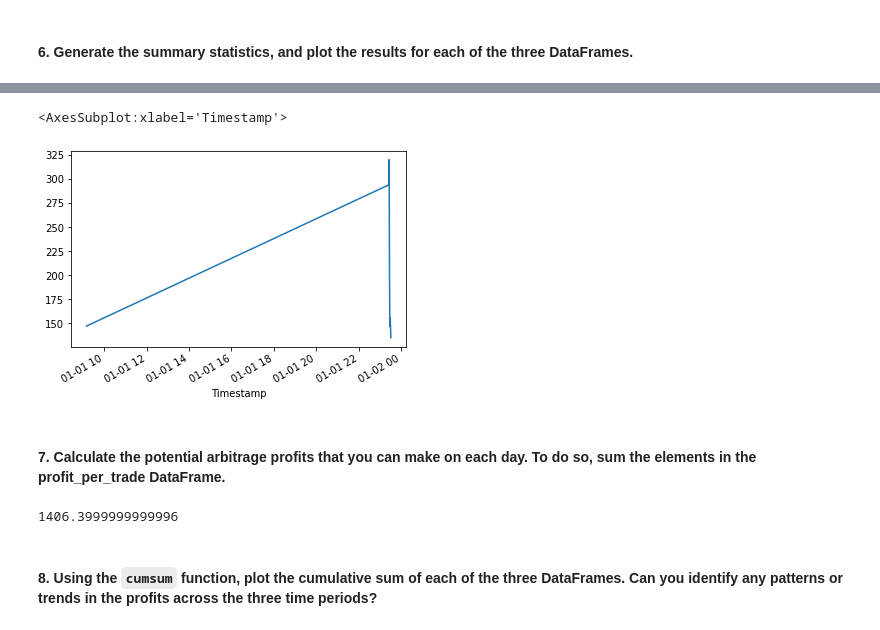
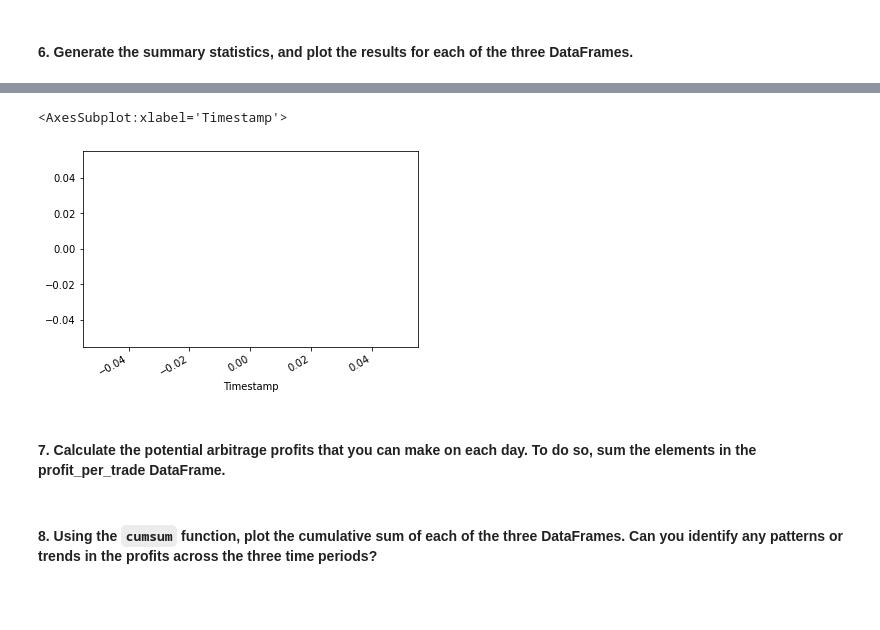
Before and after one commit to jingjpu/crypto-arb, a Jupyter notebook: crypto_arbitrage.ipynb, the cells around one changed output, grey strips where cells are left out. Saved outputs shown, nothing was run; the diff lists cells and outputs as text; code cells hidden in the pictures; blank space fills up the shorter version.

```diff
--- a/crypto_arbitrage.ipynb
+++ b/crypto_arbitrage.ipynb
@@ -506,9 +549,16 @@ Name: Close, dtype: float64
 # %%
 # For the date early in the dataset, calculate the potential profit per trade in dollars
 # Multiply the profitable trades by the cost of the Bitcoin that was purchased
-profit_early = profitable_trade_early*early_long
+#profit_early = profitable_trade_early*early_long
+# I compute this for middle long even though I know they are empty
+profit_middle = profitable_trade_middle*middle_long
+profit_late = profitable_trade_late*late_long
 # Drop any missing values from the profit DataFrame
 profit_early=profit_early.dropna()
+profit_middle=profit_middle.dropna()
+profit_late=profit_late.dropna()
 # View the early profit DataFrame
 profit_early
+profit_middle
+profit_late
 # %% [output]
@@ -539,16 +576,20 @@ Name: Close, dtype: float64
 # %%
 # Plot the results for the early profit per trade DataFrame
-profit_early.plot()
+#profit_early.plot()
+
+#Also plot for middle and late which is zero as expected.
+profit_late.plot()
+profit_late.plot()
 # %% [output]
 <AxesSubplot:xlabel='Timestamp'>
-[figure, old version]
+[figure, new version]
 # %% [markdown]
 #### 7. Calculate the potential arbitrage profits that you can make on each day. To do so, sum the elements in the profit_per_trade DataFrame.
 # %%
 # Calculate the sum of the potential profits for the early profit per trade DataFrame
 early_profit_sum=profit_early.sum()
+middle_profit_sum=profit_middle.sum()
+late_profit_sum=profit_late.sum()
-# %% [output]
-1406.3999999999996
 # %% [markdown]
 #### 8. Using the `cumsum` function, plot the cumulative sum of each of the three DataFrames. Can you identify any patterns or trends in the profits across the three time periods?
 # %%
```
Also changed, not shown: parts of 20 cells of this notebook, 2 other files.
